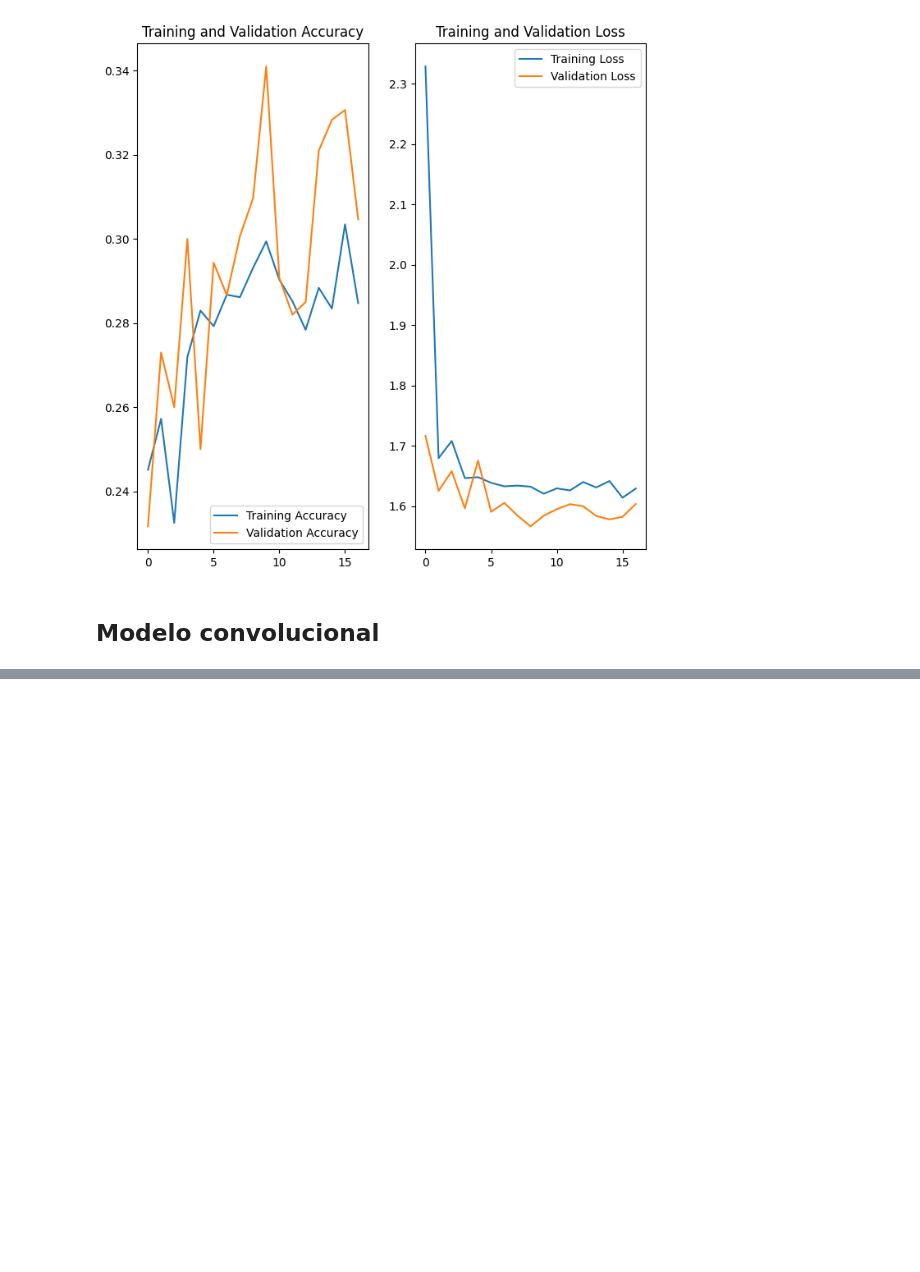
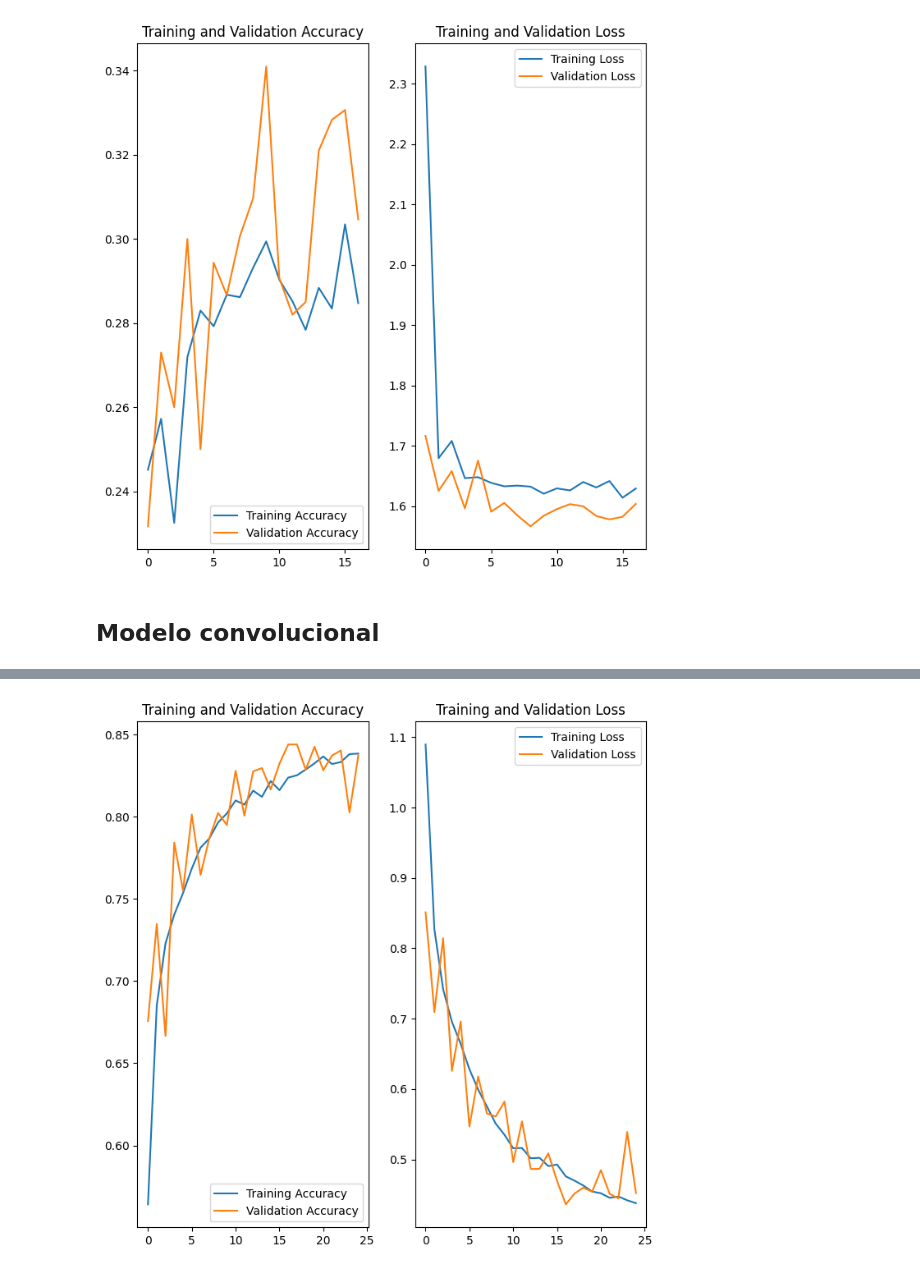
Before and after one commit to nacho-gonz/TPs-AA2, a Jupyter notebook: Problema3/TP1_P3.ipynb, the cells around one changed output, grey strips where cells are left out. Drawn from its saved outputs; the diff is of its cells as text; code cells hidden in the pictures; blank space fills up the shorter version.

Commit message:
Modelo convolucional

```diff
--- a/Problema3/TP1_P3.ipynb
+++ b/Problema3/TP1_P3.ipynb
@@ -259,0 +271,8 @@ def build_model_conv(input_shape):
+# %%
+print("Building model")
+conv_model = build_model_conv(input_shape=(IMAGE_HEIGHT, IMAGE_WIDTH, 3))
+
+conv_model.compile(
+    optimizer='adam',
+    loss="categorical_crossentropy",
+    metrics=['accuracy'])
@@ -259,0 +305,14 @@ def build_model_conv(input_shape):
+# %%
+early_stopping = EarlyStopping(monitor="val_loss", patience=8, verbose=0, mode="min", restore_best_weights=True)
+
+reduce_lr = ReduceLROnPlateau(
+    monitor="loss", factor=0.5, patience=7, verbose=1, min_delta=1e-4, mode="min"
+)
+# %%
+history_conv = conv_model.fit(
+    train_ds,
+    validation_data=val_ds,
+    epochs=50,
+    batch_size=32,
+    callbacks=[reduce_lr, early_stopping],
+)
@@ -259,0 +337,24 @@ def build_model_conv(input_shape):
+# %%
+acc = history_conv.history['accuracy']
+val_acc = history_conv.history['val_accuracy']
+
+loss = history_conv.history['loss']
+val_loss = history_conv.history['val_loss']
+
+epochs_range = range(len(acc))
+
+plt.figure(figsize=(8, 8))
+plt.subplot(1, 2, 1)
+plt.plot(epochs_range, acc, label='Training Accuracy')
+plt.plot(epochs_range, val_acc, label='Validation Accuracy')
+plt.legend(loc='lower right')
+plt.title('Training and Validation Accuracy')
+
+plt.subplot(1, 2, 2)
+plt.plot(epochs_range, loss, label='Training Loss')
+plt.plot(epochs_range, val_loss, label='Validation Loss')
+plt.legend(loc='upper right')
+plt.title('Training and Validation Loss')
+plt.show()
+# %% [output]
+[figure, added]
```
Also changed, not shown: parts of 6 cells of this notebook.
